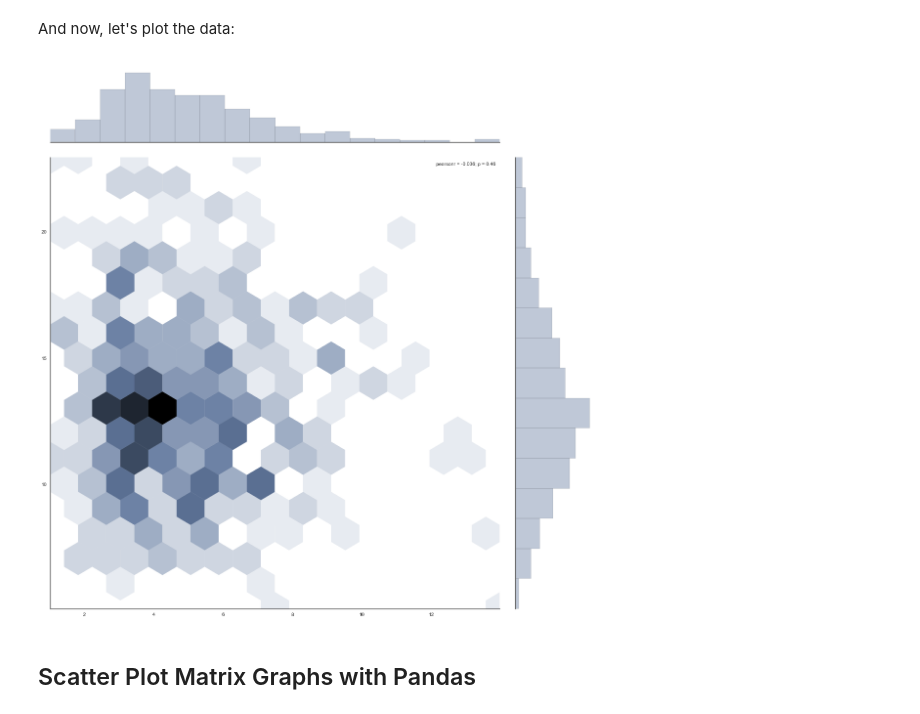
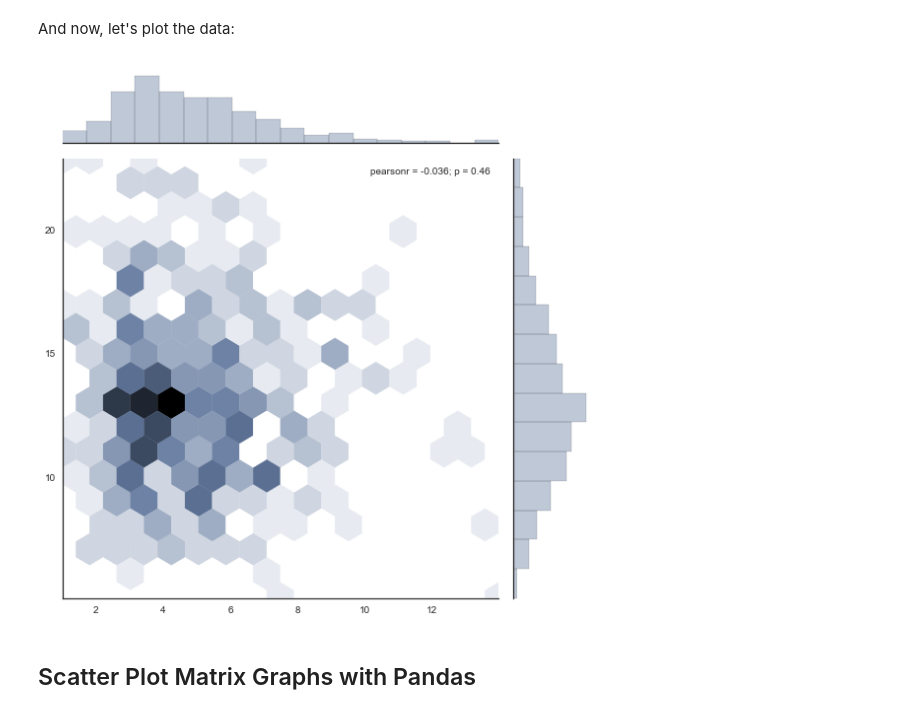
Before and after one commit to masteringmatplotlib/preview, a Jupyter notebook: notebooks/mmpl-preview.ipynb, the cells around one changed output. Cells and saved outputs as stored; diff of their text form; code cells hidden in the pictures.

```diff
--- a/notebooks/mmpl-preview.ipynb
+++ b/notebooks/mmpl-preview.ipynb
@@ -31,9 +31,9 @@ y = stats.gamma(13).rvs(420)
 And now, let's plot the data:
 # %%
 with sns.axes_style("white"):
-    sns.jointplot(x, y, kind="hex", size=16);
+    sns.jointplot(x, y, kind="hex", size=8);
 # %% [output]
-[figure, old version]
+[figure, new version]
 # %% [markdown]
 ## Scatter Plot Matrix Graphs with Pandas
 # %% [markdown]
```
Also changed, not shown: parts of 1 cell of this notebook.
